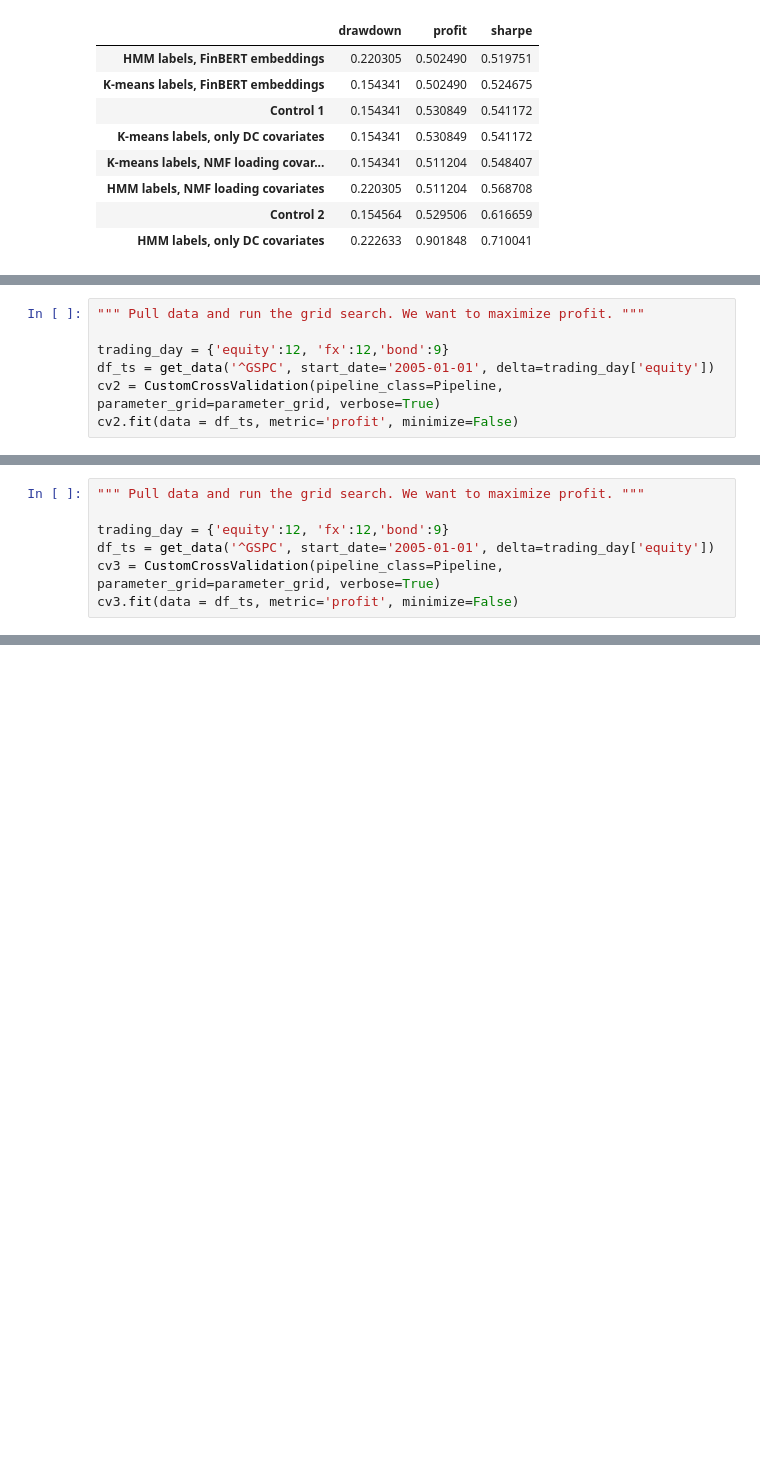
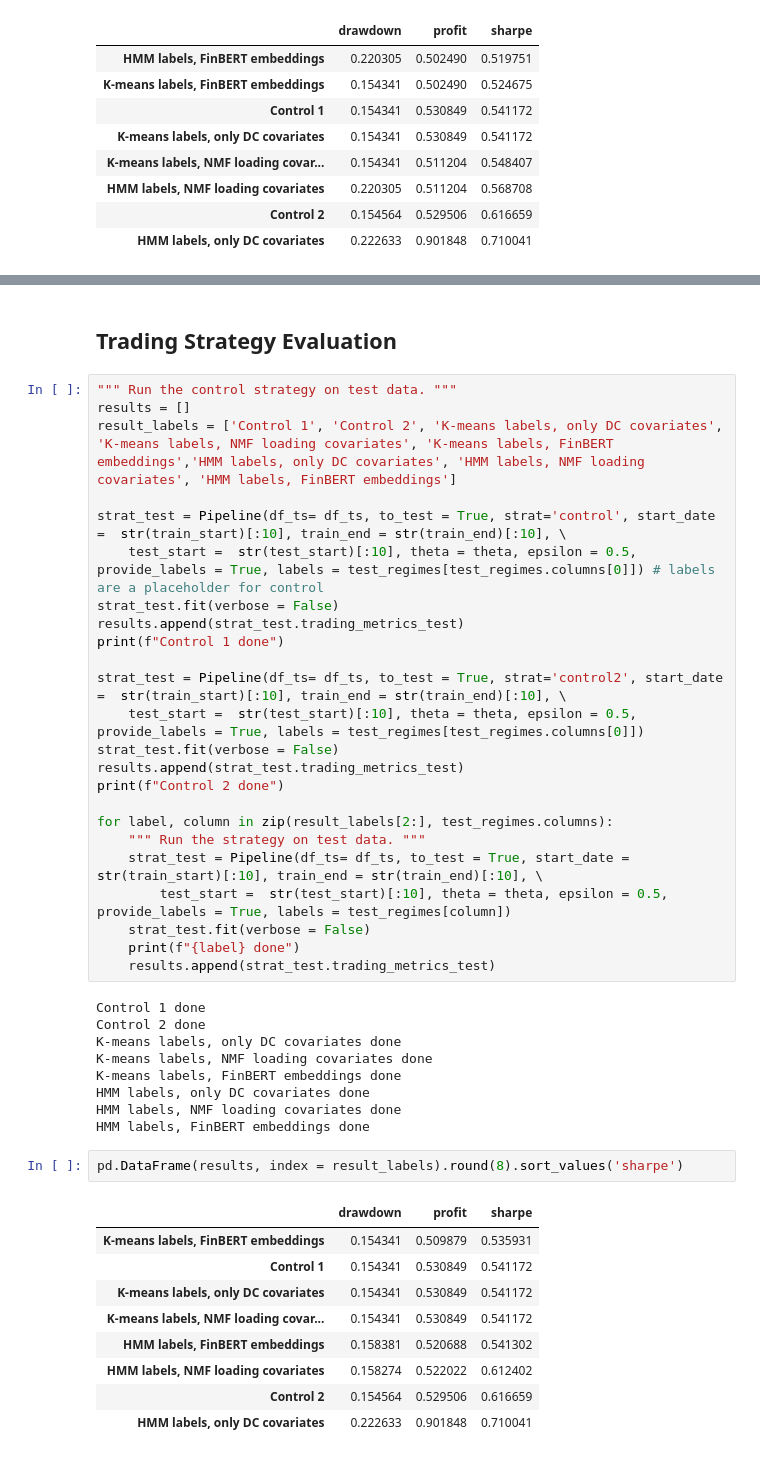
Before and after one commit to uday-31/regime-modeling-with-NLP, a Jupyter notebook: working_notebook_not_dhruv.ipynb, the cells around one changed output, grey strips where cells are left out. Cells and saved outputs as stored; diff of their text form; blank space fills up the shorter version.

```diff
--- a/working_notebook_not_dhruv.ipynb
+++ b/working_notebook_not_dhruv.ipynb
@@ -993,7 +765,0 @@ parameter_grid = {
-# %%
-""" Pull data and run the grid search. We want to maximize profit. """
-
-trading_day = {'equity':12, 'fx':12,'bond':9}
-df_ts = get_data('^GSPC', start_date='2005-01-01', delta=trading_day['equity'])
-cv2 = CustomCrossValidation(pipeline_class=Pipeline, parameter_grid=parameter_grid, verbose=True)
-cv2.fit(data = df_ts, metric='profit', minimize=False)
@@ -1171,7 +765,0 @@ parameter_grid = {
-# %%
-""" Pull data and run the grid search. We want to maximize profit. """
-
-trading_day = {'equity':12, 'fx':12,'bond':9}
-df_ts = get_data('^GSPC', start_date='2005-01-01', delta=trading_day['equity'])
-cv3 = CustomCrossValidation(pipeline_class=Pipeline, parameter_grid=parameter_grid, verbose=True)
-cv3.fit(data = df_ts, metric='profit', minimize=False)
@@ -1451,0 +805,47 @@ plt.show()
+# %% [markdown]
+## Trading Strategy Evaluation
+# %%
+""" Run the control strategy on test data. """
+results = []
+result_labels = ['Control 1', 'Control 2', 'K-means labels, only DC covariates', 'K-means labels, NMF loading covariates', 'K-means labels, FinBERT embeddings','HMM labels, only DC covariates', 'HMM labels, NMF loading covariates', 'HMM labels, FinBERT embeddings']
+
+strat_test = Pipeline(df_ts= df_ts, to_test = True, strat='control', start_date =  str(train_start)[:10], train_end = str(train_end)[:10], \
+    test_start =  str(test_start)[:10], theta = theta, epsilon = 0.5, provide_labels = True, labels = test_regimes[test_regimes.columns[0]]) # labels are a placeholder for control
+strat_test.fit(verbose = False)
+results.append(strat_test.trading_metrics_test)
+print(f"Control 1 done")
+
+strat_test = Pipeline(df_ts= df_ts, to_test = True, strat='control2', start_date =  str(train_start)[:10], train_end = str(train_end)[:10], \
+    test_start =  str(test_start)[:10], theta = theta, epsilon = 0.5,  provide_labels = True, labels = test_regimes[test_regimes.columns[0]])
+strat_test.fit(verbose = False)
+results.append(strat_test.trading_metrics_test)
+print(f"Control 2 done")
+
+for label, column in zip(result_labels[2:], test_regimes.columns):
+    """ Run the strategy on test data. """
+    strat_test = Pipeline(df_ts= df_ts, to_test = True, start_date =  str(train_start)[:10], train_end = str(train_end)[:10], \
+        test_start =  str(test_start)[:10], theta = theta, epsilon = 0.5,  provide_labels = True, labels = test_regimes[column])
+    strat_test.fit(verbose = False)
+    print(f"{label} done")
+    results.append(strat_test.trading_metrics_test)
+# %% [output]
+Control 1 done
+Control 2 done
+K-means labels, only DC covariates done
+K-means labels, NMF loading covariates done
+K-means labels, FinBERT embeddings done
+HMM labels, only DC covariates done
+HMM labels, NMF loading covariates done
+HMM labels, FinBERT embeddings done
+# %%
+pd.DataFrame(results, index = result_labels).round(8).sort_values('sharpe')
+# %% [output]
+|  | drawdown | profit | sharpe |
+| K-means labels, FinBERT embeddings | 0.154341 | 0.509879 | 0.535931 |
+| Control 1 | 0.154341 | 0.530849 | 0.541172 |
+| K-means labels, only DC covariates | 0.154341 | 0.530849 | 0.541172 |
+| K-means labels, NMF loading covar... | 0.154341 | 0.530849 | 0.541172 |
+| HMM labels, FinBERT embeddings | 0.158381 | 0.520688 | 0.541302 |
+| HMM labels, NMF loading covariates | 0.158274 | 0.522022 | 0.612402 |
+| Control 2 | 0.154564 | 0.529506 | 0.616659 |
+| HMM labels, only DC covariates | 0.222633 | 0.901848 | 0.710041 |
```
Also changed, not shown: parts of 103 cells of this notebook.
